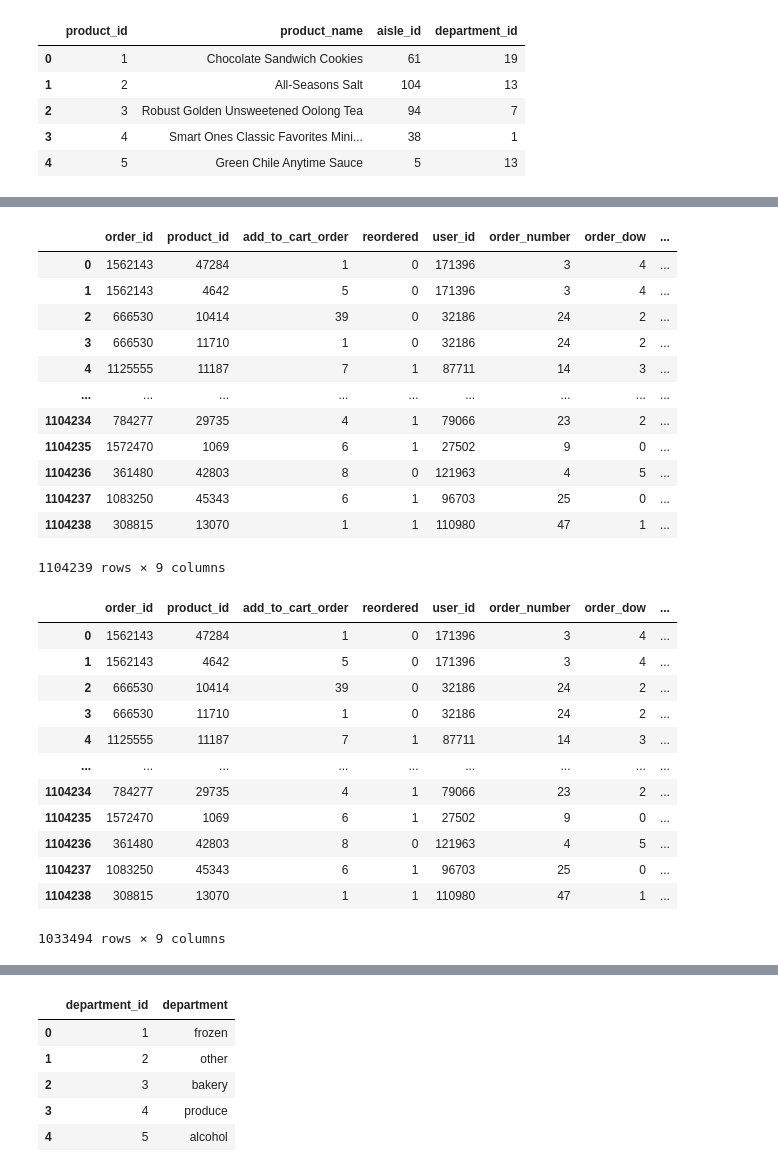
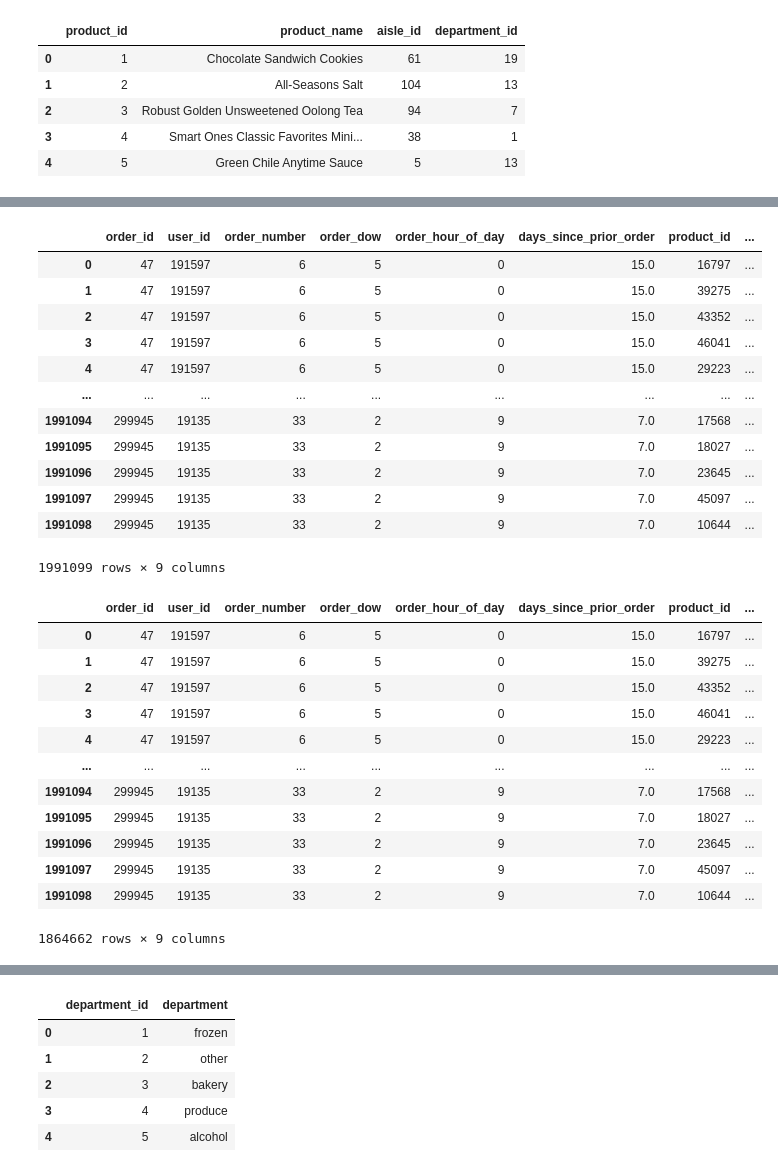
Before and after one commit to Solrys/Instacart-Analysis-by-Pandavas, a Jupyter notebook: Machine_learning_ProductReordering.ipynb, the cells around one changed output, grey strips where cells are left out. Cells and saved outputs as stored; diff of their text form; code cells hidden in the pictures.

```diff
--- a/Machine_learning_ProductReordering.ipynb
+++ b/Machine_learning_ProductReordering.ipynb
@@ -32,12 +32,7 @@ cursor=connection.cursor()
 # %%
 # Read the Datasets
 # Read the Prior Products Orders dataset
-sql = "select * from order_products_prior"
-orders_prior_df = pd.read_sql(sql, con=connection)
-orders_prior_df
-
-# Read the Prior Orders dataset
-sql = "select * from order_prior"
-allorders_df = pd.read_sql(sql, con=connection)
-allorders_df
+sql = "select * from final_order"
+orders_df = pd.read_sql(sql, con=connection)
+orders_df
 # %% [output]
@@ -88,39 +69,39 @@ data
 # %%
 # Join the Prior Dataset with the Main Orders Dataset to retrieve other columns
-orders_df = data.merge(allorders_df, how="inner", on="order_id")
+#orders_df = data.merge(allorders_df, how="inner", on="order_id")
 orders_df
 # %% [output]
-|  | order_id | product_id | add_to_cart_order | reordered | user_id | order_number | order_dow | ... |
-| 0 | 1562143 | 47284 | 1 | 0 | 171396 | 3 | 4 | ... |
-| 1 | 1562143 | 4642 | 5 | 0 | 171396 | 3 | 4 | ... |
-| 2 | 666530 | 10414 | 39 | 0 | 32186 | 24 | 2 | ... |
-| 3 | 666530 | 11710 | 1 | 0 | 32186 | 24 | 2 | ... |
-| 4 | 1125555 | 11187 | 7 | 1 | 87711 | 14 | 3 | ... |
+|  | order_id | user_id | order_number | order_dow | order_hour_of_day | days_since_prior_order | product_id | ... |
+| 0 | 47 | 191597 | 6 | 5 | 0 | 15.0 | 16797 | ... |
+| 1 | 47 | 191597 | 6 | 5 | 0 | 15.0 | 39275 | ... |
+| 2 | 47 | 191597 | 6 | 5 | 0 | 15.0 | 43352 | ... |
+| 3 | 47 | 191597 | 6 | 5 | 0 | 15.0 | 46041 | ... |
+| 4 | 47 | 191597 | 6 | 5 | 0 | 15.0 | 29223 | ... |
 | ... | ... | ... | ... | ... | ... | ... | ... | ... |
-| 1104234 | 784277 | 29735 | 4 | 1 | 79066 | 23 | 2 | ... |
-| 1104235 | 1572470 | 1069 | 6 | 1 | 27502 | 9 | 0 | ... |
-| 1104236 | 361480 | 42803 | 8 | 0 | 121963 | 4 | 5 | ... |
-| 1104237 | 1083250 | 45343 | 6 | 1 | 96703 | 25 | 0 | ... |
-| 1104238 | 308815 | 13070 | 1 | 1 | 110980 | 47 | 1 | ... |
+| 1991094 | 299945 | 19135 | 33 | 2 | 9 | 7.0 | 17568 | ... |
+| 1991095 | 299945 | 19135 | 33 | 2 | 9 | 7.0 | 18027 | ... |
+| 1991096 | 299945 | 19135 | 33 | 2 | 9 | 7.0 | 23645 | ... |
+| 1991097 | 299945 | 19135 | 33 | 2 | 9 | 7.0 | 45097 | ... |
+| 1991098 | 299945 | 19135 | 33 | 2 | 9 | 7.0 | 10644 | ... |
-1104239 rows × 9 columns
+1991099 rows × 9 columns
 # %%
 orders_df.dropna(inplace=True)
 orders_df.drop_duplicates(inplace=True)
 orders_df
 # %% [output]
-|  | order_id | product_id | add_to_cart_order | reordered | user_id | order_number | order_dow | ... |
-| 0 | 1562143 | 47284 | 1 | 0 | 171396 | 3 | 4 | ... |
-| 1 | 1562143 | 4642 | 5 | 0 | 171396 | 3 | 4 | ... |
-| 2 | 666530 | 10414 | 39 | 0 | 32186 | 24 | 2 | ... |
-| 3 | 666530 | 11710 | 1 | 0 | 32186 | 24 | 2 | ... |
-| 4 | 1125555 | 11187 | 7 | 1 | 87711 | 14 | 3 | ... |
+|  | order_id | user_id | order_number | order_dow | order_hour_of_day | days_since_prior_order | product_id | ... |
+| 0 | 47 | 191597 | 6 | 5 | 0 | 15.0 | 16797 | ... |
+| 1 | 47 | 191597 | 6 | 5 | 0 | 15.0 | 39275 | ... |
+| 2 | 47 | 191597 | 6 | 5 | 0 | 15.0 | 43352 | ... |
+| 3 | 47 | 191597 | 6 | 5 | 0 | 15.0 | 46041 | ... |
+| 4 | 47 | 191597 | 6 | 5 | 0 | 15.0 | 29223 | ... |
 | ... | ... | ... | ... | ... | ... | ... | ... | ... |
-| 1104234 | 784277 | 29735 | 4 | 1 | 79066 | 23 | 2 | ... |
-| 1104235 | 1572470 | 1069 | 6 | 1 | 27502 | 9 | 0 | ... |
-| 1104236 | 361480 | 42803 | 8 | 0 | 121963 | 4 | 5 | ... |
-| 1104237 | 1083250 | 45343 | 6 | 1 | 96703 | 25 | 0 | ... |
-| 1104238 | 308815 | 13070 | 1 | 1 | 110980 | 47 | 1 | ... |
+| 1991094 | 299945 | 19135 | 33 | 2 | 9 | 7.0 | 17568 | ... |
+| 1991095 | 299945 | 19135 | 33 | 2 | 9 | 7.0 | 18027 | ... |
+| 1991096 | 299945 | 19135 | 33 | 2 | 9 | 7.0 | 23645 | ... |
+| 1991097 | 299945 | 19135 | 33 | 2 | 9 | 7.0 | 45097 | ... |
+| 1991098 | 299945 | 19135 | 33 | 2 | 9 | 7.0 | 10644 | ... |
-1033494 rows × 9 columns
+1864662 rows × 9 columns
 # %%
 orders_df = orders_df.merge(products_df, how="left", on="product_id")
 orders_df
```
Also changed, not shown: parts of 32 cells of this notebook.
